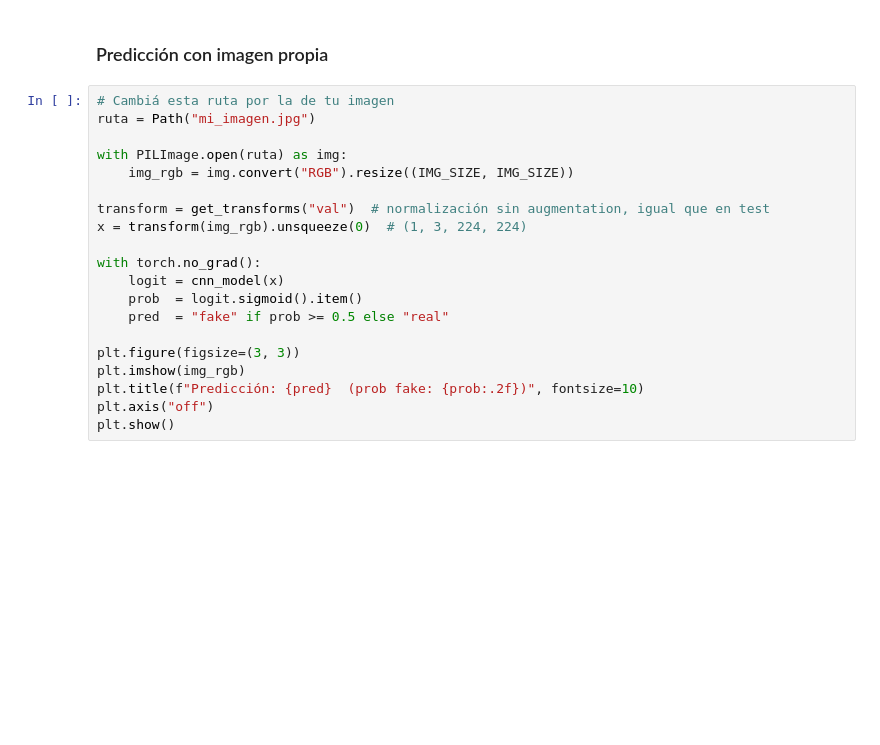
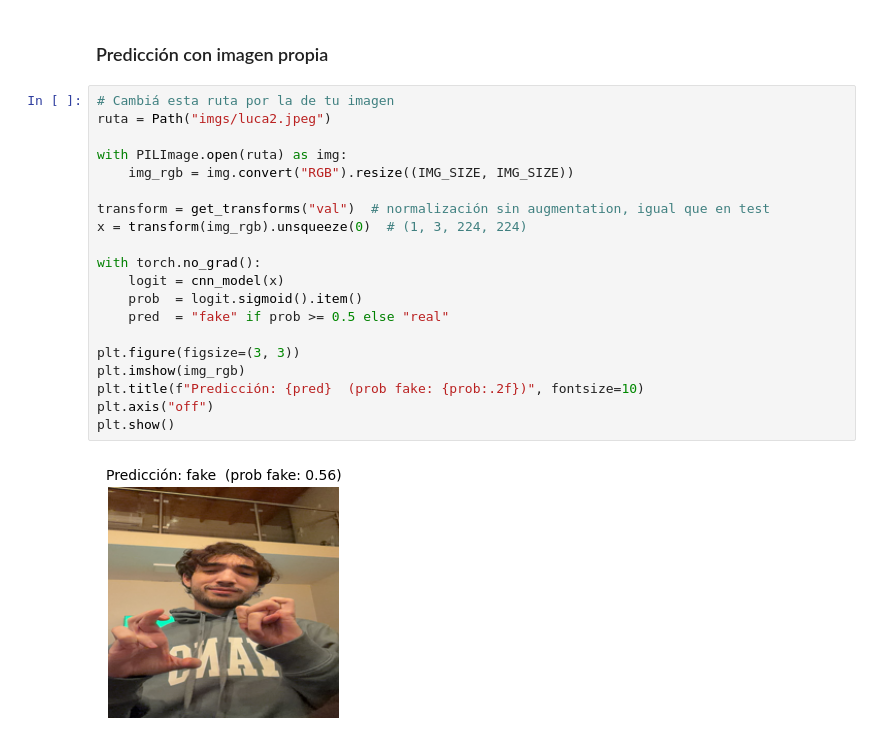
Before and after one commit to lcaminoa/ai-image-detection, a Jupyter notebook: notebooks/99_test_mlp_temp.ipynb, the cells around one changed output. Cells and saved outputs as stored; diff of their text form; blank space fills up the shorter version.

```diff
--- a/notebooks/99_test_mlp_temp.ipynb
+++ b/notebooks/99_test_mlp_temp.ipynb
@@ -130,21 +144,23 @@ plt.show()
 ### Predicción con imagen propia
 # %%
 # Cambiá esta ruta por la de tu imagen
-ruta = Path("mi_imagen.jpg")
+ruta = Path("imgs/luca2.jpeg")
 
 with PILImage.open(ruta) as img:
     img_rgb = img.convert("RGB").resize((IMG_SIZE, IMG_SIZE))
 
 transform = get_transforms("val")  # normalización sin augmentation, igual que en test
 x = transform(img_rgb).unsqueeze(0)  # (1, 3, 224, 224)
 
 with torch.no_grad():
     logit = cnn_model(x)
     prob  = logit.sigmoid().item()
     pred  = "fake" if prob >= 0.5 else "real"
 
 plt.figure(figsize=(3, 3))
 plt.imshow(img_rgb)
 plt.title(f"Predicción: {pred}  (prob fake: {prob:.2f})", fontsize=10)
 plt.axis("off")
 plt.show()
+# %% [output]
+[figure, added]
```
Also changed, not shown: parts of 9 cells of this notebook, 7 other files.
